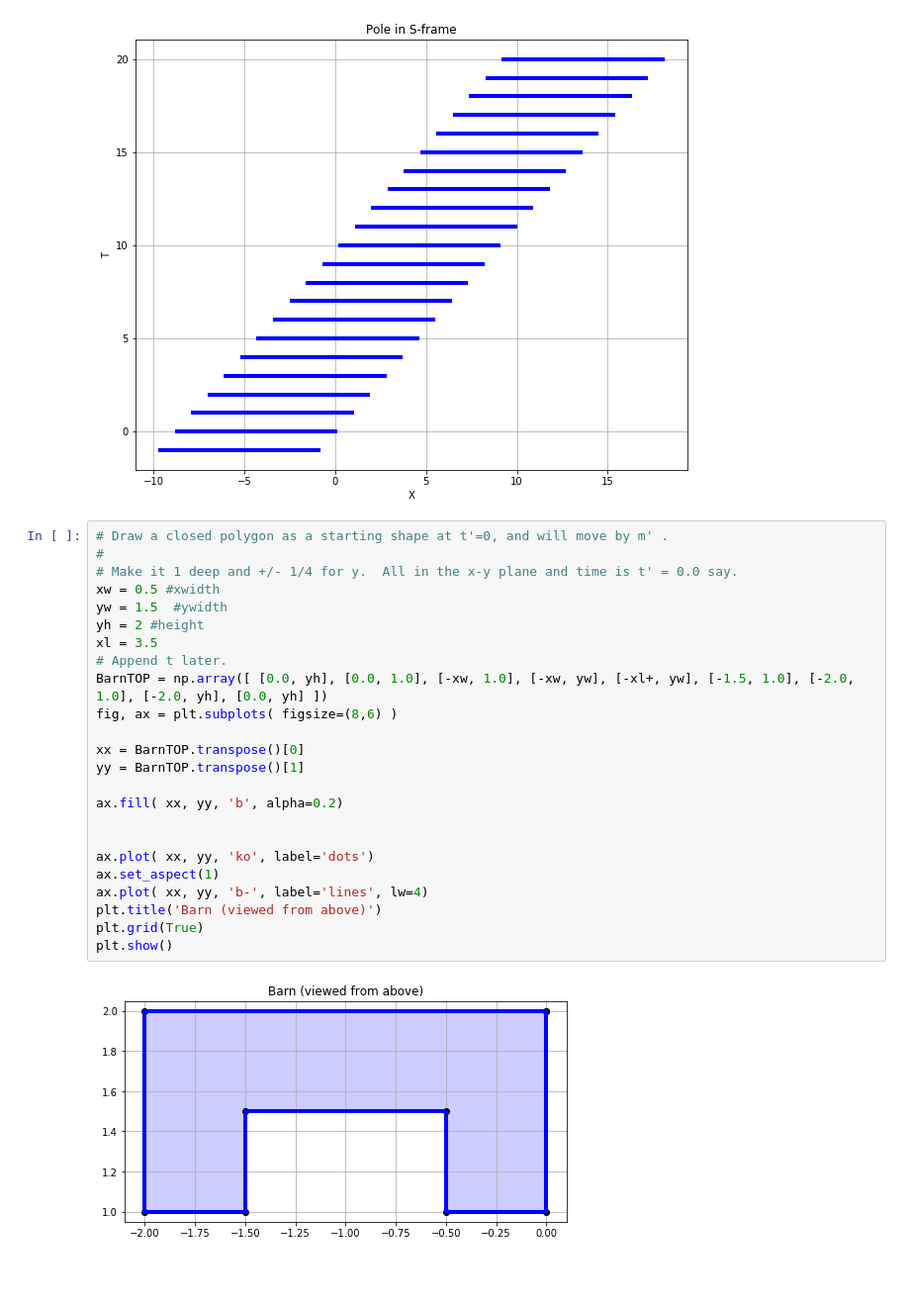
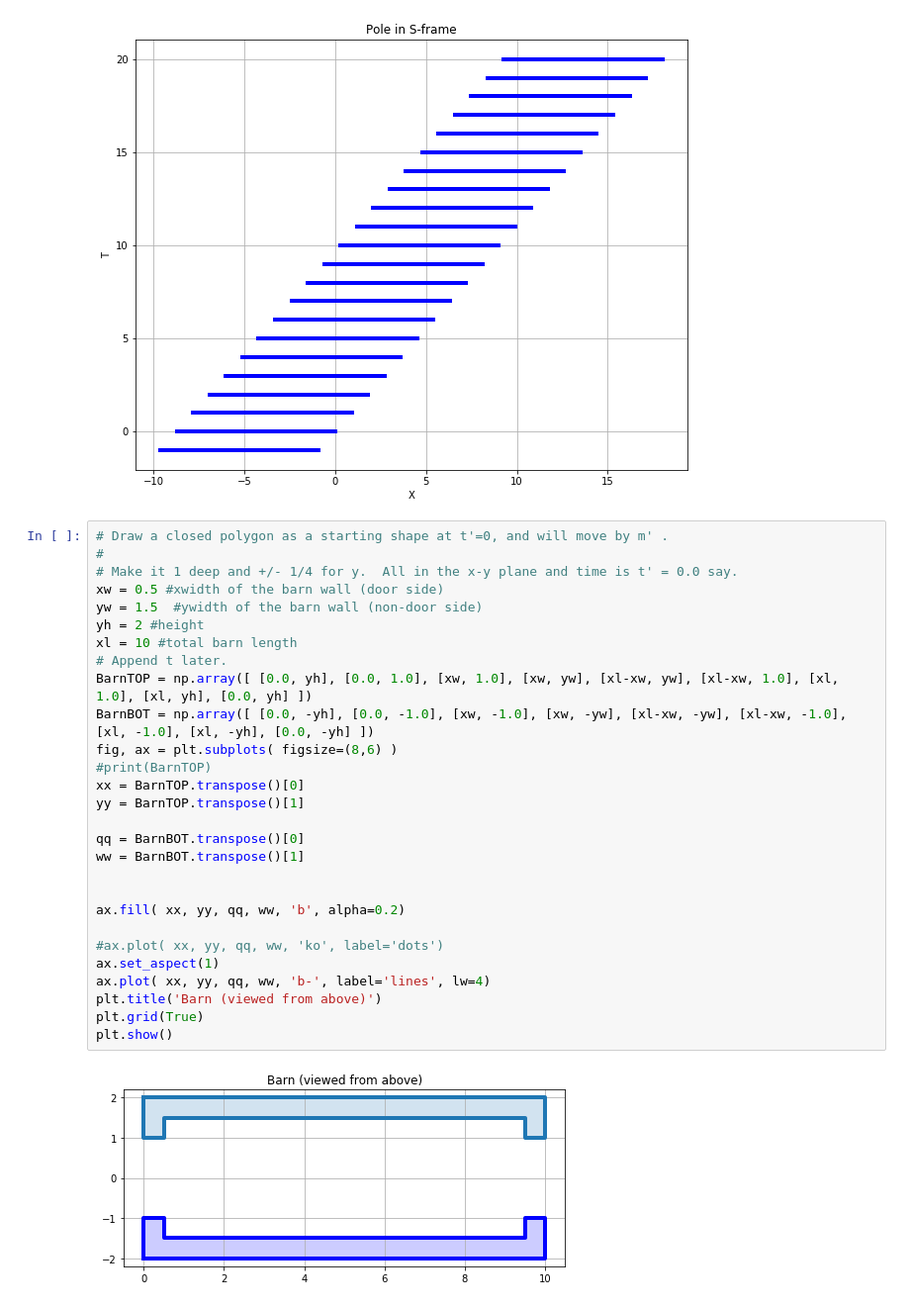
Before and after one commit to gabella/relativity, a Jupyter notebook: localLorFrame/polebarn-justin's edit.ipynb, the cells around one changed output. Shown: that part at 99% size. Drawn from its saved outputs; the diff is of its cells as text; blank space fills up the shorter version.

```diff
--- a/localLorFrame/polebarn-justin's edit.ipynb
+++ b/localLorFrame/polebarn-justin's edit.ipynb
@@ -72,26 +73,30 @@ plt.show()
 # %%
 # Draw a closed polygon as a starting shape at t'=0, and will move by m' .
 #
 # Make it 1 deep and +/- 1/4 for y.  All in the x-y plane and time is t' = 0.0 say.
-xw = 0.5 #xwidth
-yw = 1.5  #ywidth
+xw = 0.5 #xwidth of the barn wall (door side)
+yw = 1.5  #ywidth of the barn wall (non-door side)
 yh = 2 #height
-xl = 3.5
+xl = 10 #total barn length
 # Append t later.
-BarnTOP = np.array([ [0.0, yh], [0.0, 1.0], [-xw, 1.0], [-xw, yw], [-xl+, yw], [-1.5, 1.0], [-2.0, 1.0], [-2.0, yh], [0.0, yh] ])
+BarnTOP = np.array([ [0.0, yh], [0.0, 1.0], [xw, 1.0], [xw, yw], [xl-xw, yw], [xl-xw, 1.0], [xl, 1.0], [xl, yh], [0.0, yh] ])
+BarnBOT = np.array([ [0.0, -yh], [0.0, -1.0], [xw, -1.0], [xw, -yw], [xl-xw, -yw], [xl-xw, -1.0], [xl, -1.0], [xl, -yh], [0.0, -yh] ])
 fig, ax = plt.subplots( figsize=(8,6) )
-
+#print(BarnTOP)
 xx = BarnTOP.transpose()[0]
 yy = BarnTOP.transpose()[1]
 
-ax.fill( xx, yy, 'b', alpha=0.2)
+qq = BarnBOT.transpose()[0]
+ww = BarnBOT.transpose()[1]
 
 
-ax.plot( xx, yy, 'ko', label='dots')
+ax.fill( xx, yy, qq, ww, 'b', alpha=0.2)
+
+#ax.plot( xx, yy, qq, ww, 'ko', label='dots')
 ax.set_aspect(1)
-ax.plot( xx, yy, 'b-', label='lines', lw=4)
+ax.plot( xx, yy, qq, ww, 'b-', label='lines', lw=4)
 plt.title('Barn (viewed from above)')
 plt.grid(True)
 plt.show()
 # %% [output]
-[figure, old version]
+[figure, new version]
```
Also changed, not shown: parts of 3 cells of this notebook.
